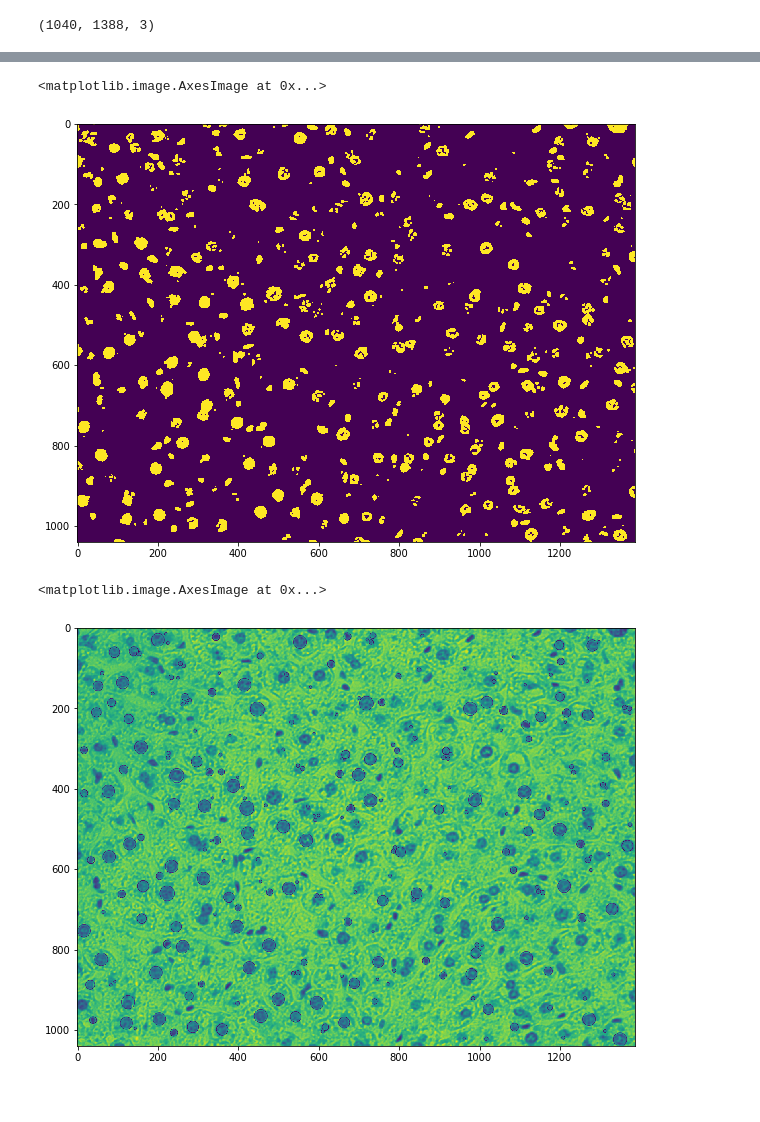
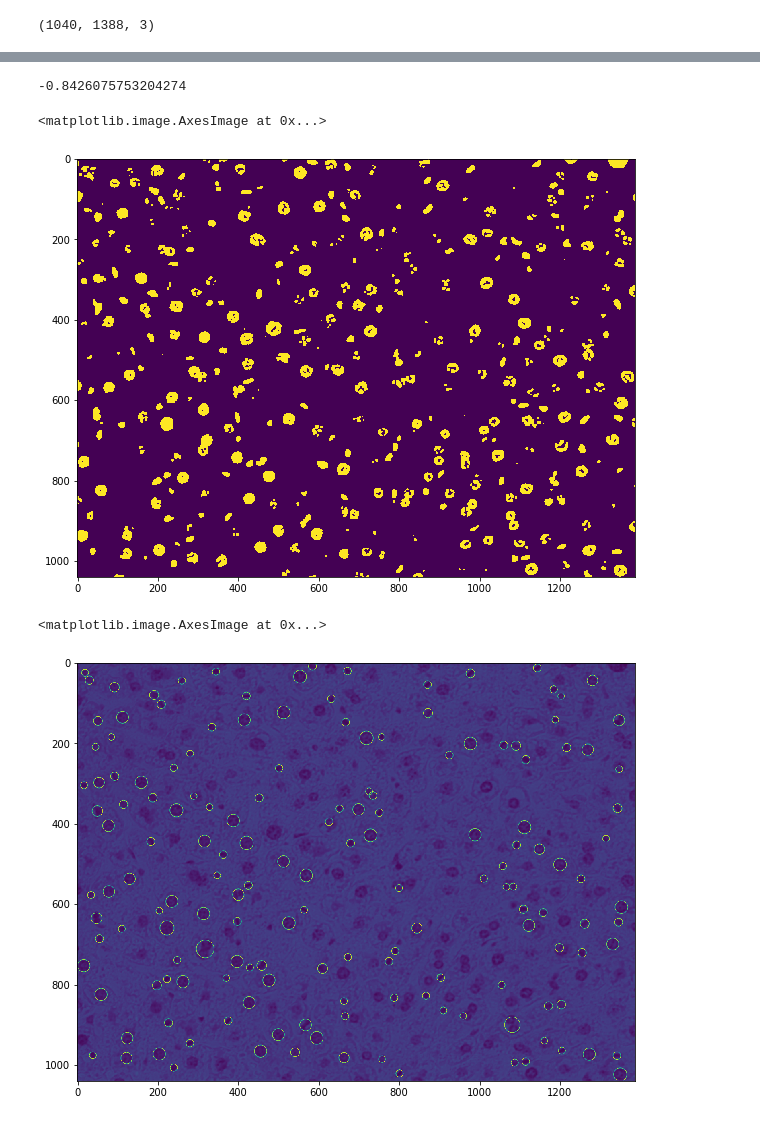
Before and after one commit to moqri/Aging-Cell-Morphology, a Jupyter notebook: plot_raw_image.ipynb, the cells around one changed output, grey strips where cells are left out. Saved outputs shown, nothing was run; the diff lists cells and outputs as text; code cells hidden in the pictures.

```diff
--- a/plot_raw_image.ipynb
+++ b/plot_raw_image.ipynb
@@ -24,21 +30,25 @@ plt.imshow(imarray[:,:,0])
+# %%
+frame.max()
+# %% [output]
+-0.8426075753204274
 # %%
     import cv2
 
     # Blur image to remove noise
-    frame=cv2.GaussianBlur(imarray, (3, 3), 0)
+    frame=cv2.GaussianBlur(img_hema, (3, 3), 0)
 
     # Switch image from BGR colorspace to HSV
-    hsv = cv2.cvtColor(frame, cv2.COLOR_BGR2HSV)
+    #hsv = cv2.cvtColor(frame, cv2.COLOR_BGR2HSV)
 
     # define range of black color in HSV
-    bmin = (0,0,0)
-    bmax = (180, 255, 30)
+    bmin = (-.9)
+    bmax = (-.8)
 
     # Sets pixels to white if in black range, else will be set to black
-    mask = cv2.inRange(hsv, bmin, bmax)
+    mask = cv2.inRange(frame, bmin, bmax)
 
     # Bitwise-AND of mask and black only image - only used for display
-    res = cv2.bitwise_and(frame, frame, mask= mask)
+    #res = cv2.bitwise_and(frame, frame, mask= mask)
 
     #mask = cv2.erode(mask, None, iterations=1)
     # commented out erode call, detection more accurate without it
@@ -49,40 +59,41 @@ plt.imshow(imarray[:,:,0])
     plt.imshow(mask)
 # %% [output]
 <matplotlib.image.AxesImage at 0x...>
-[figure, old version]
+[figure, new version]
 # %%
 
     # Set up the SimpleBlobdetector with default parameters.
     params = cv2.SimpleBlobDetector_Params()
 
     # Change thresholds
     params.minThreshold = 0;
     params.maxThreshold = 256;
 
     # Filter by Area.
     params.filterByArea = True
-    params.minArea = 30
+    params.minArea = 200
 
     # Filter by Circularity
     params.filterByCircularity = True
-    params.minCircularity = 0.1
+    params.minCircularity = 0.5
 
     # Filter by Convexity
     params.filterByConvexity = True
-    params.minConvexity = 0.5
+    params.minConvexity = 0.1
 
     # Filter by Inertia
     params.filterByInertia =True
-    params.minInertiaRatio = 0.5
+    params.minInertiaRatio = 0.1
 
     detector = cv2.SimpleBlobDetector_create(params)
 
     # Detect blobs.
     reversemask=255-mask
     keypoints = detector.detect(reversemask)
-    img_with_keypoints = cv2.drawKeypoints(frame, keypoints, np.array([]), (0,0,255), cv2.DRAW_MATCHES_FLAGS_DRAW_RICH_KEYPOINTS)
+    img_with_keypoints = cv2.drawKeypoints(imarray, keypoints, outImage=np.array([]), color=(255, 0, 0),flags=cv2.DRAW_MATCHES_FLAGS_DRAW_RICH_KEYPOINTS)
+
     f = plt.figure(figsize=(10, 10))
     plt.imshow(img_with_keypoints[:,:,0])
 # %% [output]
 <matplotlib.image.AxesImage at 0x...>
-[figure, old version]
+[figure, new version]
```
Also changed, not shown: parts of 2 cells of this notebook.
